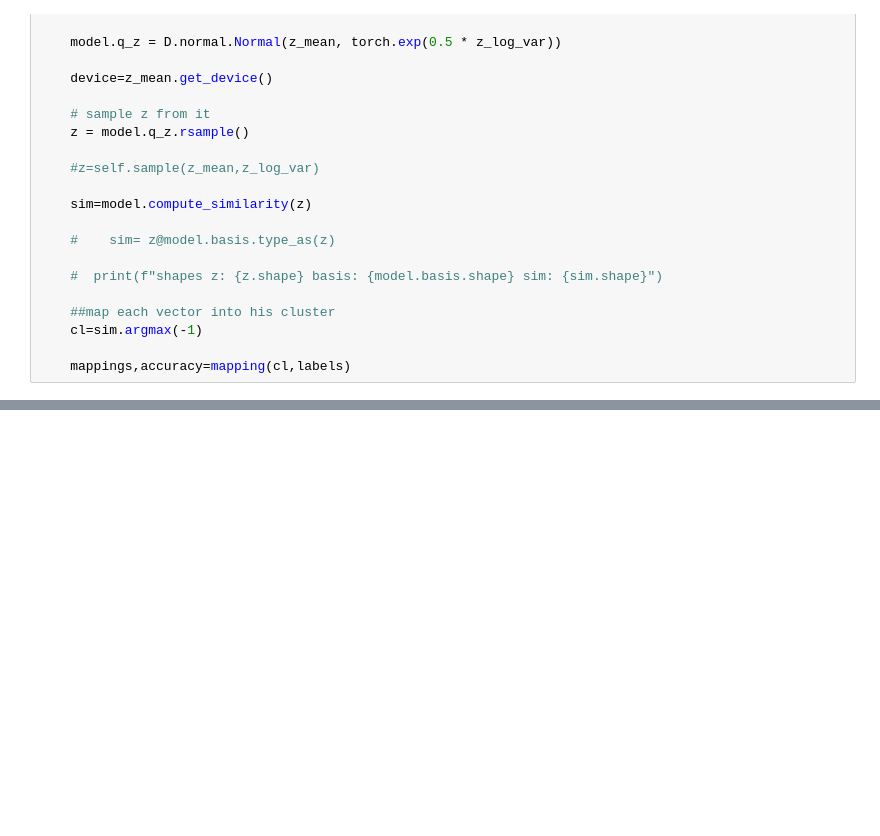
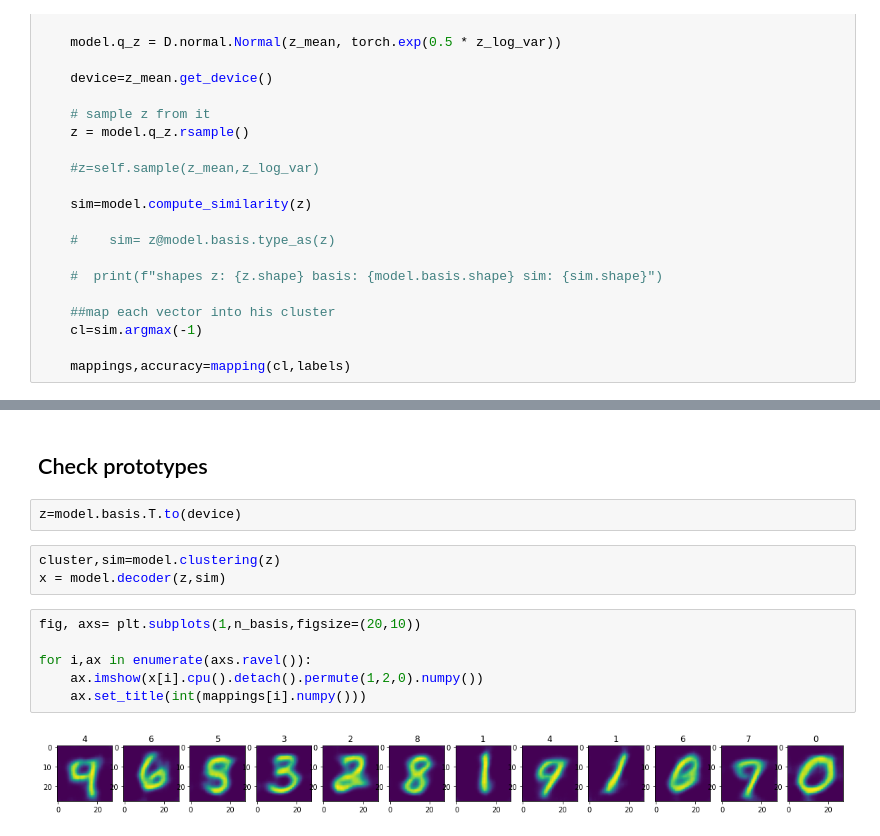
Before and after one commit to matteoferrante/NeuroGEN_Pytorch, a Jupyter notebook: vaesim_prova.ipynb, the cells around one changed output, grey strips where cells are left out. Cells and saved outputs as stored; diff of their text form; blank space fills up the shorter version.

```diff
--- a/vaesim_prova.ipynb
+++ b/vaesim_prova.ipynb
@@ -631,0 +667,15 @@ for x,y in test_dataset:
+# %% [markdown]
+## Check prototypes
+# %%
+z=model.basis.T.to(device)
+# %%
+cluster,sim=model.clustering(z)
+x = model.decoder(z,sim)
+# %%
+fig, axs= plt.subplots(1,n_basis,figsize=(20,10))
+
+for i,ax in enumerate(axs.ravel()):
+    ax.imshow(x[i].cpu().detach().permute(1,2,0).numpy())
+    ax.set_title(int(mappings[i].numpy()))
+# %% [output]
+[figure, added]
```
Also changed, not shown: parts of 12 cells of this notebook.
